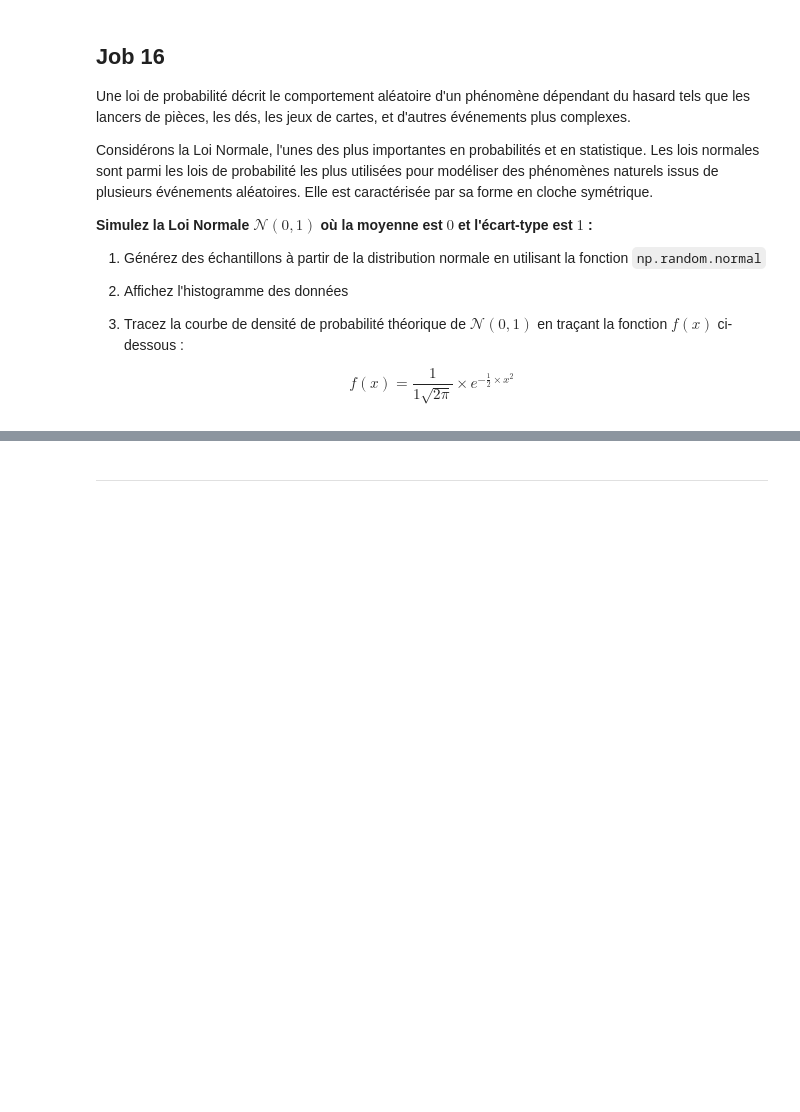
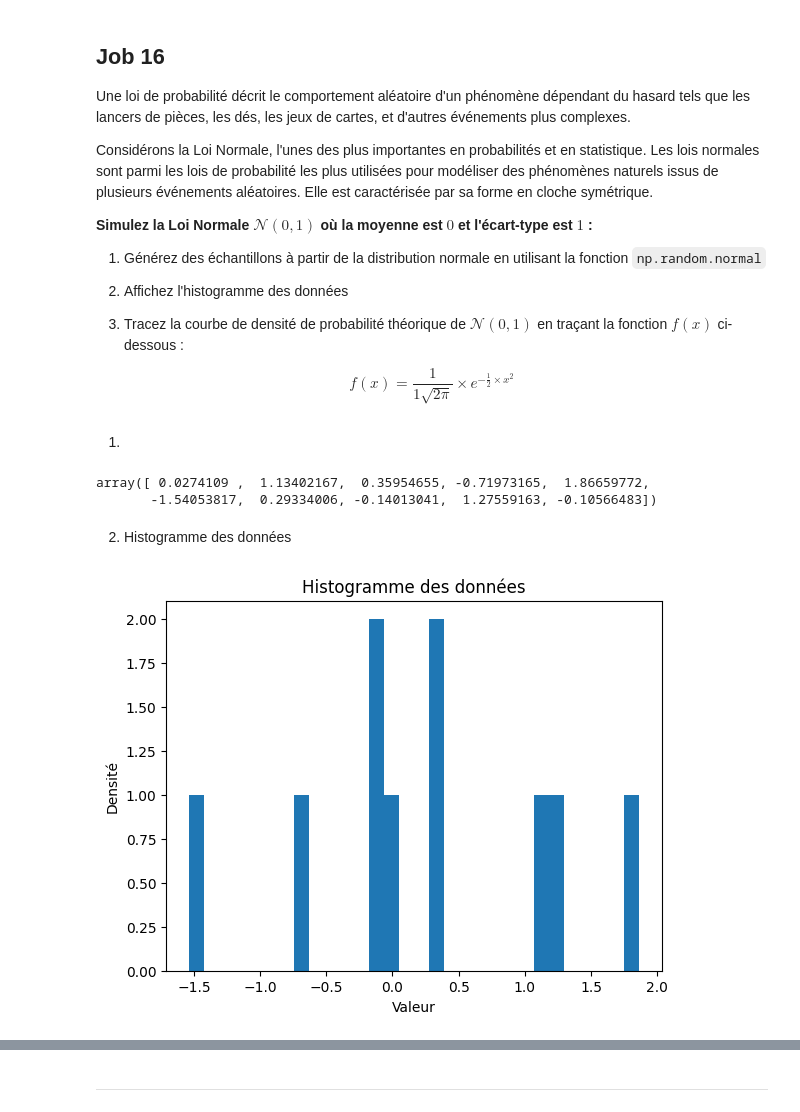
Before and after one commit to ines-lorquet/philomathia, a Jupyter notebook: Philomathia.ipynb, the cells around one changed output, grey strips where cells are left out. Drawn from its saved outputs; the diff is of its cells as text; code cells hidden in the pictures; blank space fills up the shorter version.

```diff
--- a/Philomathia.ipynb
+++ b/Philomathia.ipynb
@@ -657,3 +809,21 @@ Considérons la Loi Normale, l'unes des plus importantes en probabilités et en
 3. Tracez la courbe de densité de probabilité théorique de $\mathcal{N}(0, 1)$ en traçant la fonction $f(x)$ ci-dessous :
 
 $$ f(x) = \frac{1}{1 \sqrt{2\pi}} \times e^{-\frac{1}{2} \times x^2 }$$
+# %% [markdown]
+1.
+# %%
+samples = np.random.normal(loc=0, scale=1, size=10)
+samples
+# %% [output]
+array([ 0.0274109 ,  1.13402167,  0.35954655, -0.71973165,  1.86659772,
+       -1.54053817,  0.29334006, -0.14013041,  1.27559163, -0.10566483])
+# %% [markdown]
+2. Histogramme des données
+# %%
+plt.hist(samples, bins=30)
+plt.title('Histogramme des données')
+plt.xlabel('Valeur')
+plt.ylabel('Densité')
+plt.show()
+# %% [output]
+[figure, added]
```
Also changed, not shown: parts of 33 cells of this notebook.
